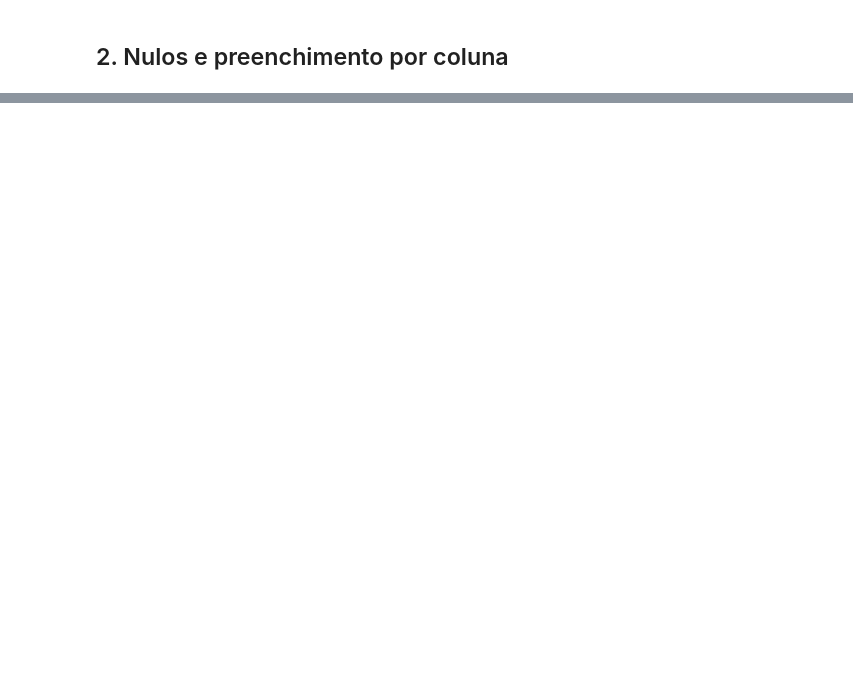
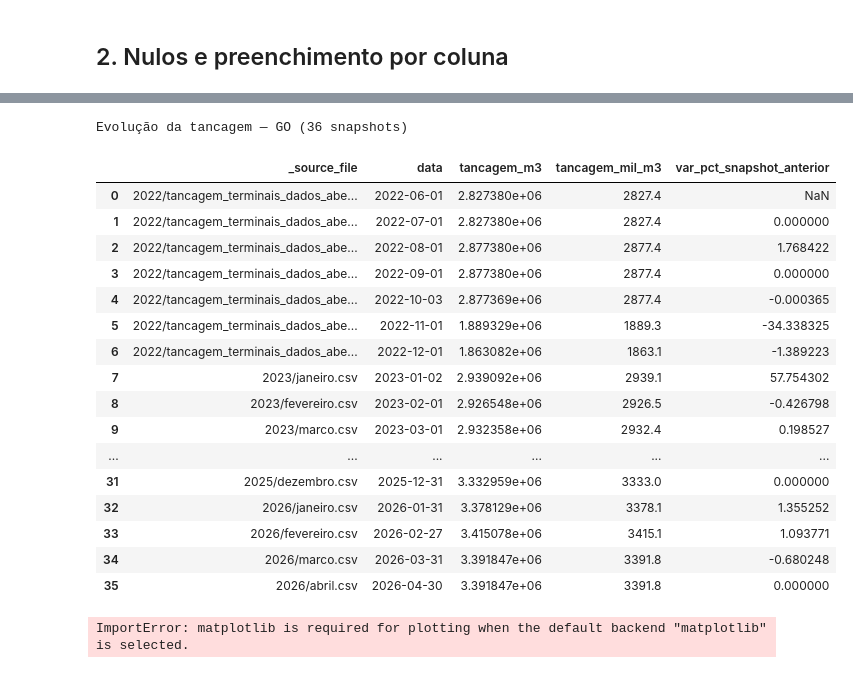
Before and after one commit to GabrielTrentino/anp-fuel-analytics, a Jupyter notebook: estudos/tancagem-abastecimento/notebooks/02_estrutura_trusted.ipynb, the cells around one changed output, grey strips where cells are left out. Cells and saved outputs as stored; diff of their text form; code cells hidden in the pictures; blank space fills up the shorter version.

```diff
--- a/estudos/tancagem-abastecimento/notebooks/02_estrutura_trusted.ipynb
+++ b/estudos/tancagem-abastecimento/notebooks/02_estrutura_trusted.ipynb
@@ -128,0 +283,50 @@ print("TancagemM3 — min/max/soma:", df["TancagemM3"].min(), df["TancagemM3"].m
+# %%
+import matplotlib.pyplot as plt
+
+%matplotlib inline
+
+UF_EVOLUCAO = "GO"
+
+go_ev = (
+    valid[valid["Uf"] == UF_EVOLUCAO]
+    .groupby("_source_file", as_index=False)
+    .agg(
+        data=("Data", "max"),
+        tancagem_m3=("TancagemM3", "sum"),
+    )
+    .sort_values("data")
+    .reset_index(drop=True)
+)
+go_ev["tancagem_mil_m3"] = (go_ev["tancagem_m3"] / 1_000).round(1)
+go_ev["var_pct_snapshot_anterior"] = go_ev["tancagem_m3"].pct_change() * 100
+
+print(f"Evolução da tancagem — {UF_EVOLUCAO} ({len(go_ev)} snapshots)")
+display(go_ev)
+
+ax = go_ev.plot(x="data", y="tancagem_m3", kind="line", marker="o", figsize=(10, 4), legend=False)
+ax.set_title(f"Tancagem autorizada em {UF_EVOLUCAO} (mil m³)")
+ax.set_xlabel("Data do snapshot")
+ax.set_ylabel("mil m³")
+ax.grid(True, alpha=0.3)
+plt.tight_layout()
+plt.show()
+# %% [output]
+Evolução da tancagem — GO (36 snapshots)
+|  | _source_file | data | tancagem_m3 | tancagem_mil_m3 | var_pct_snapshot_anterior |
+| 0 | 2022/tancagem_terminais_dados_abe... | 2022-06-01 | 2.827380e+06 | 2827.4 | NaN |
+| 1 | 2022/tancagem_terminais_dados_abe... | 2022-07-01 | 2.827380e+06 | 2827.4 | 0.000000 |
+| 2 | 2022/tancagem_terminais_dados_abe... | 2022-08-01 | 2.877380e+06 | 2877.4 | 1.768422 |
+| 3 | 2022/tancagem_terminais_dados_abe... | 2022-09-01 | 2.877380e+06 | 2877.4 | 0.000000 |
+| 4 | 2022/tancagem_terminais_dados_abe... | 2022-10-03 | 2.877369e+06 | 2877.4 | -0.000365 |
+| 5 | 2022/tancagem_terminais_dados_abe... | 2022-11-01 | 1.889329e+06 | 1889.3 | -34.338325 |
+| 6 | 2022/tancagem_terminais_dados_abe... | 2022-12-01 | 1.863082e+06 | 1863.1 | -1.389223 |
+| 7 | 2023/janeiro.csv | 2023-01-02 | 2.939092e+06 | 2939.1 | 57.754302 |
+| 8 | 2023/fevereiro.csv | 2023-02-01 | 2.926548e+06 | 2926.5 | -0.426798 |
+| 9 | 2023/marco.csv | 2023-03-01 | 2.932358e+06 | 2932.4 | 0.198527 |
+| ... | ... | ... | ... | ... | ... |
+| 31 | 2025/dezembro.csv | 2025-12-31 | 3.332959e+06 | 3333.0 | 0.000000 |
+| 32 | 2026/janeiro.csv | 2026-01-31 | 3.378129e+06 | 3378.1 | 1.355252 |
+| 33 | 2026/fevereiro.csv | 2026-02-27 | 3.415078e+06 | 3415.1 | 1.093771 |
+| 34 | 2026/marco.csv | 2026-03-31 | 3.391847e+06 | 3391.8 | -0.680248 |
+| 35 | 2026/abril.csv | 2026-04-30 | 3.391847e+06 | 3391.8 | 0.000000 |
+ImportError: matplotlib is required for plotting when the default backend "matplotlib" is selected.
```
Also changed, not shown: parts of 13 cells of this notebook, 3 other files.
